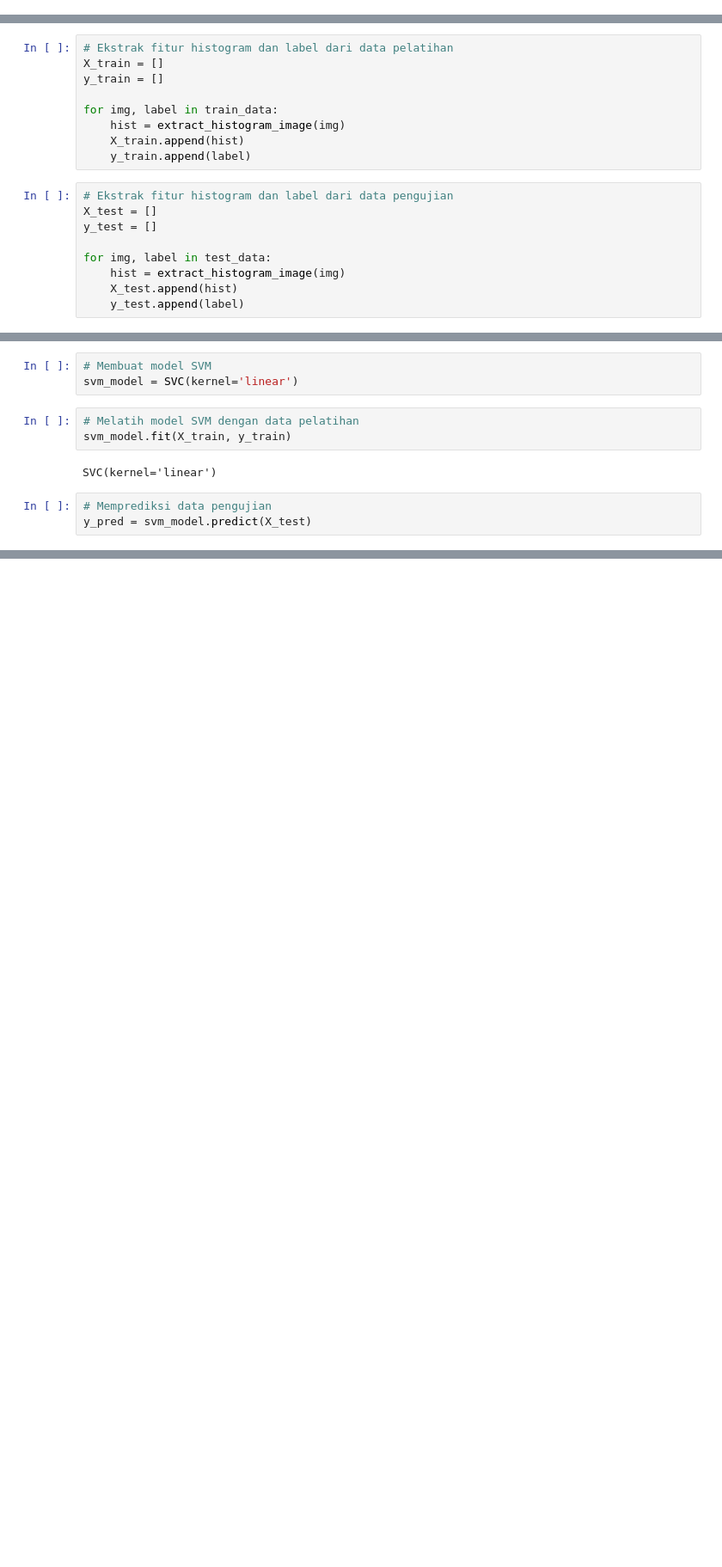
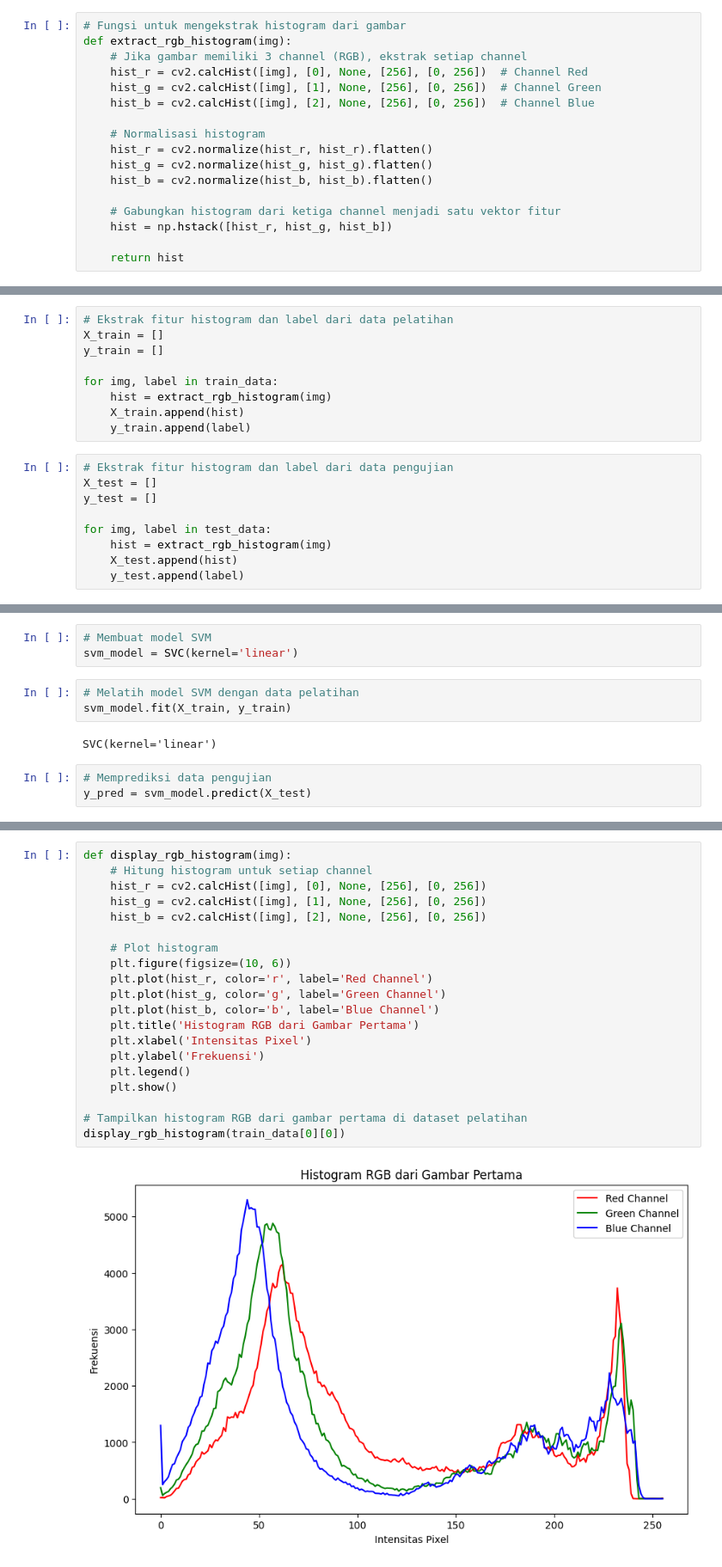
Before and after one commit to irfannhkm/2241720230_Machine-Learning_2024, a Jupyter notebook: Week 4/week04_t2.ipynb, the cells around one changed output, grey strips where cells are left out. Shown: that part at 86% size. Saved outputs shown, nothing was run; the diff lists cells and outputs as text; blank space fills up the shorter version.

```diff
--- a/Week 4/week04_t2.ipynb
+++ b/Week 4/week04_t2.ipynb
@@ -58,3 +44,20 @@ def extract_histogram_image(img):
+# %%
+# Fungsi untuk mengekstrak histogram dari gambar
+def extract_rgb_histogram(img):
+    # Jika gambar memiliki 3 channel (RGB), ekstrak setiap channel
+    hist_r = cv2.calcHist([img], [0], None, [256], [0, 256])  # Channel Red
+    hist_g = cv2.calcHist([img], [1], None, [256], [0, 256])  # Channel Green
+    hist_b = cv2.calcHist([img], [2], None, [256], [0, 256])  # Channel Blue
+
+    # Normalisasi histogram
+    hist_r = cv2.normalize(hist_r, hist_r).flatten()
+    hist_g = cv2.normalize(hist_g, hist_g).flatten()
+    hist_b = cv2.normalize(hist_b, hist_b).flatten()
+
+    # Gabungkan histogram dari ketiga channel menjadi satu vektor fitur
+    hist = np.hstack([hist_r, hist_g, hist_b])
+
+    return hist
 # %%
 train_data = load_dataset(train_dir)
 test_data = load_dataset(test_dir)
@@ -64,7 +67,7 @@ X_train = []
 y_train = []
 
 for img, label in train_data:
-    hist = extract_histogram_image(img)
+    hist = extract_rgb_histogram(img)
     X_train.append(hist)
     y_train.append(label)
 # %%
@@ -73,7 +76,7 @@ X_test = []
 y_test = []
 
 for img, label in test_data:
-    hist = extract_histogram_image(img)
+    hist = extract_rgb_histogram(img)
     X_test.append(hist)
     y_test.append(label)
 # %%
@@ -185,0 +136,22 @@ Secara keseluruhan, model SVM ini berhasil menunjukkan performa yang baik dalam
+# %%
+def display_rgb_histogram(img):
+    # Hitung histogram untuk setiap channel
+    hist_r = cv2.calcHist([img], [0], None, [256], [0, 256])
+    hist_g = cv2.calcHist([img], [1], None, [256], [0, 256])
+    hist_b = cv2.calcHist([img], [2], None, [256], [0, 256])
+
+    # Plot histogram
+    plt.figure(figsize=(10, 6))
+    plt.plot(hist_r, color='r', label='Red Channel')
+    plt.plot(hist_g, color='g', label='Green Channel')
+    plt.plot(hist_b, color='b', label='Blue Channel')
+    plt.title('Histogram RGB dari Gambar Pertama')
+    plt.xlabel('Intensitas Pixel')
+    plt.ylabel('Frekuensi')
+    plt.legend()
+    plt.show()
+
+# Tampilkan histogram RGB dari gambar pertama di dataset pelatihan
+display_rgb_histogram(train_data[0][0])
+# %% [output]
+[figure, added]
```
Also changed, not shown: parts of 9 cells of this notebook.
